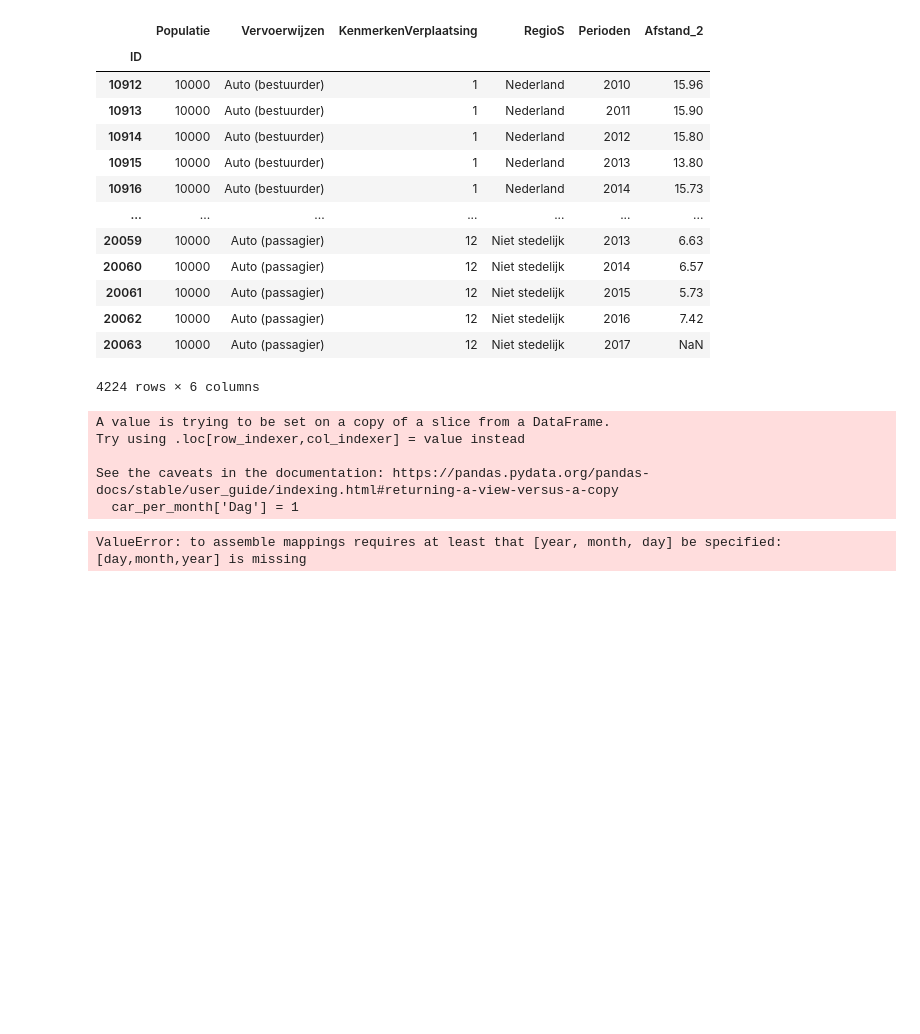
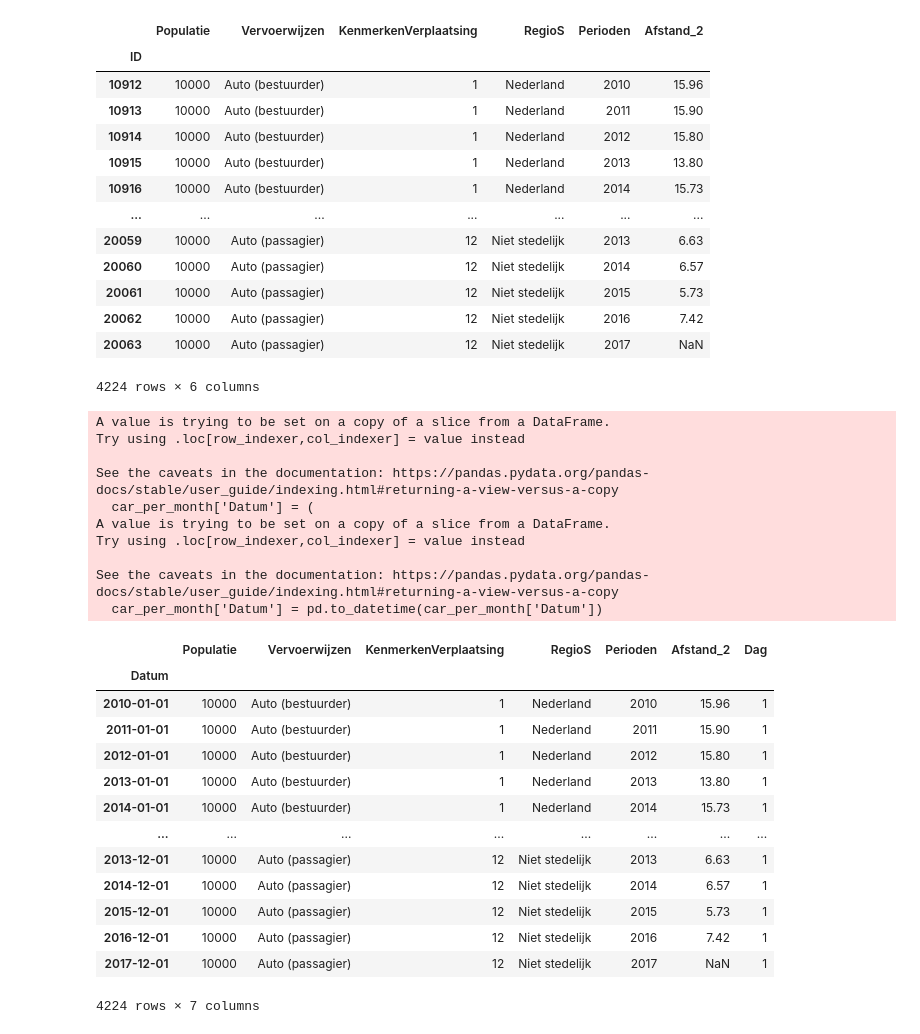
Before and after one commit to lisette-924/TIL6022-group11, a Jupyter notebook: Personenmobiliteit met NAMEN (car) (2).ipynb, the cells around one changed output. Saved outputs shown, nothing was run; the diff lists cells and outputs as text; code cells hidden in the pictures; blank space fills up the shorter version.

```diff
--- a/Personenmobiliteit met NAMEN (car) (2).ipynb
+++ b/Personenmobiliteit met NAMEN (car) (2).ipynb
@@ -130,13 +131,39 @@ See the caveats in the documentation: https://pandas.pydata.org/pandas-docs/stab
 | 20063 | 10000 | Auto (passagier) | 12 | Niet stedelijk | 2017 | NaN |
 4224 rows × 6 columns
 # %%
-car_per_month['Dag'] = 1
-car_per_month['Datum'] = pd.to_datetime(car_per_month[['Perioden', 'KenmerkenVerplaatsing', 'Dag']])
+car_per_month.loc[:, 'Dag'] = 1
+
+car_per_month['Datum'] = (
+    car_per_month['Perioden'].astype(str) + '-' +
+    car_per_month['KenmerkenVerplaatsing'].astype(str).str.zfill(2) + '-' +
+    car_per_month['Dag'].astype(str).str.zfill(2)
+)
+car_per_month['Datum'] = pd.to_datetime(car_per_month['Datum'])
+car_per_month.set_index('Datum', inplace=True)
+
 display(car_per_month)
 # %% [output]
 A value is trying to be set on a copy of a slice from a DataFrame.
 Try using .loc[row_indexer,col_indexer] = value instead
 
 See the caveats in the documentation: https://pandas.pydata.org/pandas-docs/stable/user_guide/indexing.html#returning-a-view-versus-a-copy
-  car_per_month['Dag'] = 1
+  car_per_month['Datum'] = (
+A value is trying to be set on a copy of a slice from a DataFrame.
+Try using .loc[row_indexer,col_indexer] = value instead
+
+See the caveats in the documentation: https://pandas.pydata.org/pandas-docs/stable/user_guide/indexing.html#returning-a-view-versus-a-copy
+  car_per_month['Datum'] = pd.to_datetime(car_per_month['Datum'])
+|  | Populatie | Vervoerwijzen | KenmerkenVerplaatsing | RegioS | Perioden | Afstand_2 | Dag |
+| Datum |  |  |  |  |  |  |  |
+| 2010-01-01 | 10000 | Auto (bestuurder) | 1 | Nederland | 2010 | 15.96 | 1 |
+| 2011-01-01 | 10000 | Auto (bestuurder) | 1 | Nederland | 2011 | 15.90 | 1 |
+| 2012-01-01 | 10000 | Auto (bestuurder) | 1 | Nederland | 2012 | 15.80 | 1 |
+| 2013-01-01 | 10000 | Auto (bestuurder) | 1 | Nederland | 2013 | 13.80 | 1 |
+| 2014-01-01 | 10000 | Auto (bestuurder) | 1 | Nederland | 2014 | 15.73 | 1 |
+| ... | ... | ... | ... | ... | ... | ... | ... |
+| 2013-12-01 | 10000 | Auto (passagier) | 12 | Niet stedelijk | 2013 | 6.63 | 1 |
+| 2014-12-01 | 10000 | Auto (passagier) | 12 | Niet stedelijk | 2014 | 6.57 | 1 |
+| 2015-12-01 | 10000 | Auto (passagier) | 12 | Niet stedelijk | 2015 | 5.73 | 1 |
+| 2016-12-01 | 10000 | Auto (passagier) | 12 | Niet stedelijk | 2016 | 7.42 | 1 |
+| 2017-12-01 | 10000 | Auto (passagier) | 12 | Niet stedelijk | 2017 | NaN | 1 |
-ValueError: to assemble mappings requires at least that [year, month, day] be specified: [day,month,year] is missing
+4224 rows × 7 columns
```
Also changed, not shown: parts of 2 cells of this notebook.
